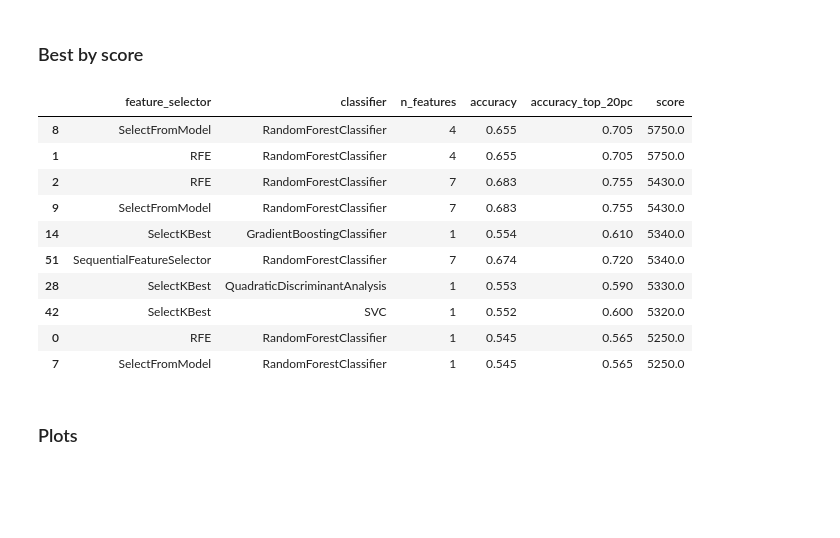
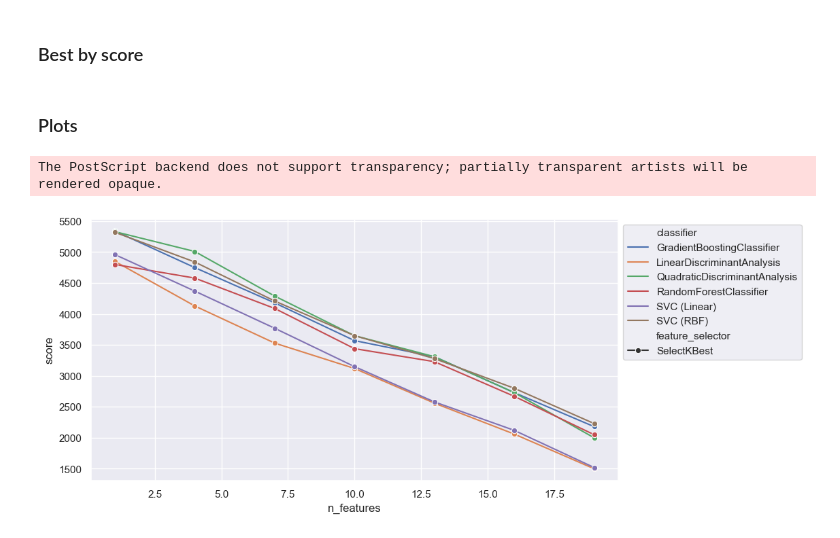
Before and after one commit to bieleckipiotr/AML-project2, a Jupyter notebook: code/evaluation.ipynb, the cells around one changed output. Saved outputs shown, nothing was run; the diff lists cells and outputs as text; code cells hidden in the pictures; blank space fills up the shorter version.

```diff
--- a/code/evaluation.ipynb
+++ b/code/evaluation.ipynb
@@ -15,6 +24,9 @@ results = pd.read_csv(f"../results/{filename}.csv")
 results["score"] = results.apply(
     lambda x: 10_000 * x.accuracy - 200 * x.n_features, axis=1
 )
+
+results["classifier"] = results.apply(get_method_name, axis=1)
+
 
 best_by_score = (
     results.sort_values("score", ascending=False)
@@ -33,20 +45,31 @@ best_by_score = (
 ]
 
 best_by_score.sort_values("score", ascending=False).head(10)
+
+preliminary_clf = best_by_score[best_by_score["feature_selector"] == "SelectKBest"]
+
+
+plot_df = preliminary_clf
-# %% [output]
-|  | feature_selector | classifier | n_features | accuracy | accuracy_top_20pc | score |
-| 8 | SelectFromModel | RandomForestClassifier | 4 | 0.655 | 0.705 | 5750.0 |
-| 1 | RFE | RandomForestClassifier | 4 | 0.655 | 0.705 | 5750.0 |
-| 2 | RFE | RandomForestClassifier | 7 | 0.683 | 0.755 | 5430.0 |
-| 9 | SelectFromModel | RandomForestClassifier | 7 | 0.683 | 0.755 | 5430.0 |
-| 14 | SelectKBest | GradientBoostingClassifier | 1 | 0.554 | 0.610 | 5340.0 |
-| 51 | SequentialFeatureSelector | RandomForestClassifier | 7 | 0.674 | 0.720 | 5340.0 |
-| 28 | SelectKBest | QuadraticDiscriminantAnalysis | 1 | 0.553 | 0.590 | 5330.0 |
-| 42 | SelectKBest | SVC | 1 | 0.552 | 0.600 | 5320.0 |
-| 0 | RFE | RandomForestClassifier | 1 | 0.545 | 0.565 | 5250.0 |
-| 7 | SelectFromModel | RandomForestClassifier | 1 | 0.545 | 0.565 | 5250.0 |
 # %% [markdown]
 ### Plots
+# %%
+plt.figure(figsize=(10, 5))
+ax = sns.lineplot(
+    data=plot_df,
+    x="n_features",
+    y="score",
+    hue="classifier",
+    style="feature_selector",
+    markers=True,
+)
+sns.move_legend(ax, "upper left", bbox_to_anchor=(1, 1))
+
+plt.savefig(f"../report/preliminary_clf.eps", bbox_inches="tight")
+
+plt.show()
+# %% [output]
+The PostScript backend does not support transparency; partially transparent artists will be rendered opaque.
+[figure, added]
 # %%
 best_by_acc = (
     results.sort_values("accuracy", ascending=False)
```
Also changed, not shown: parts of 4 cells of this notebook, 1 other file.
